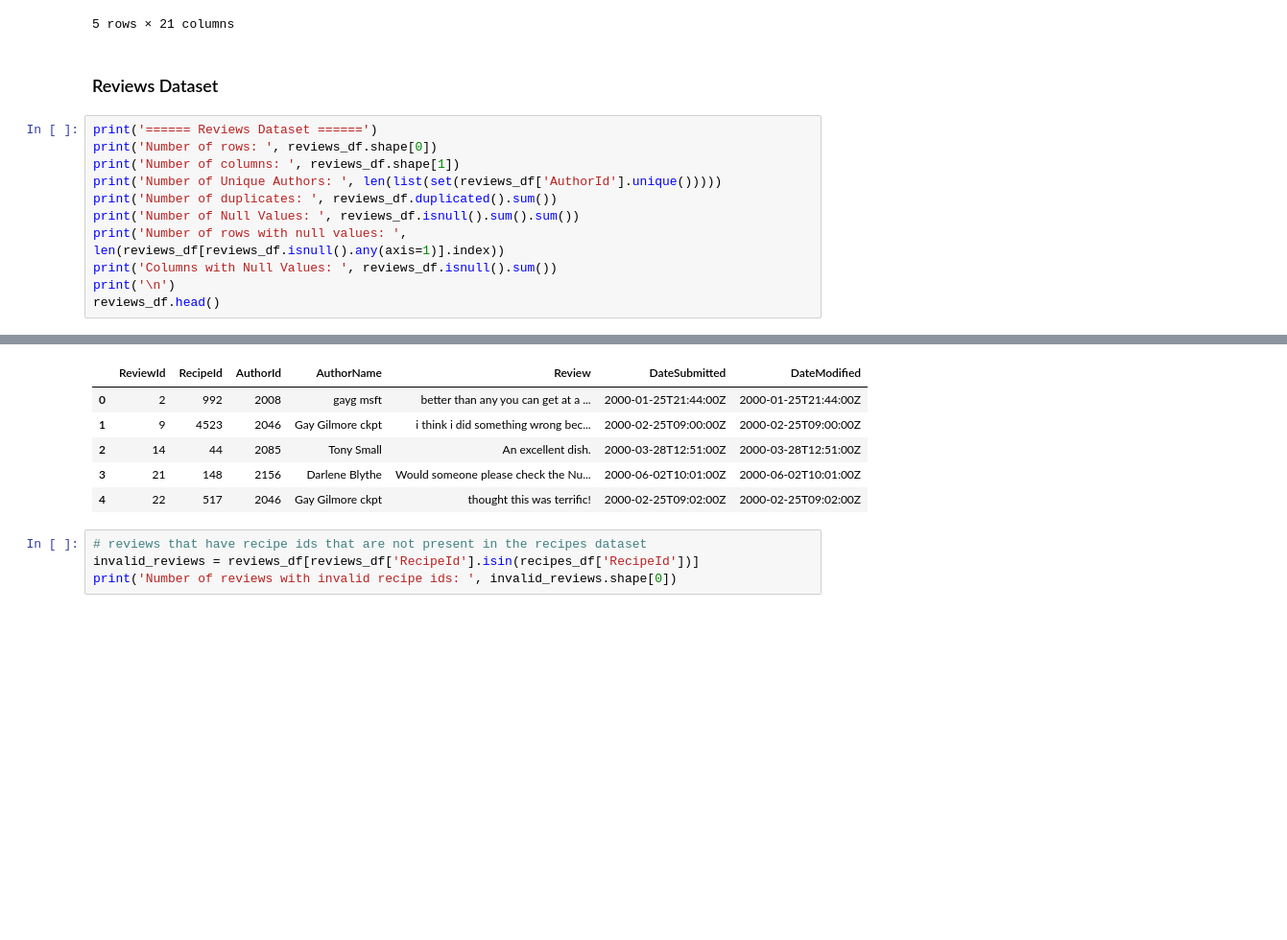
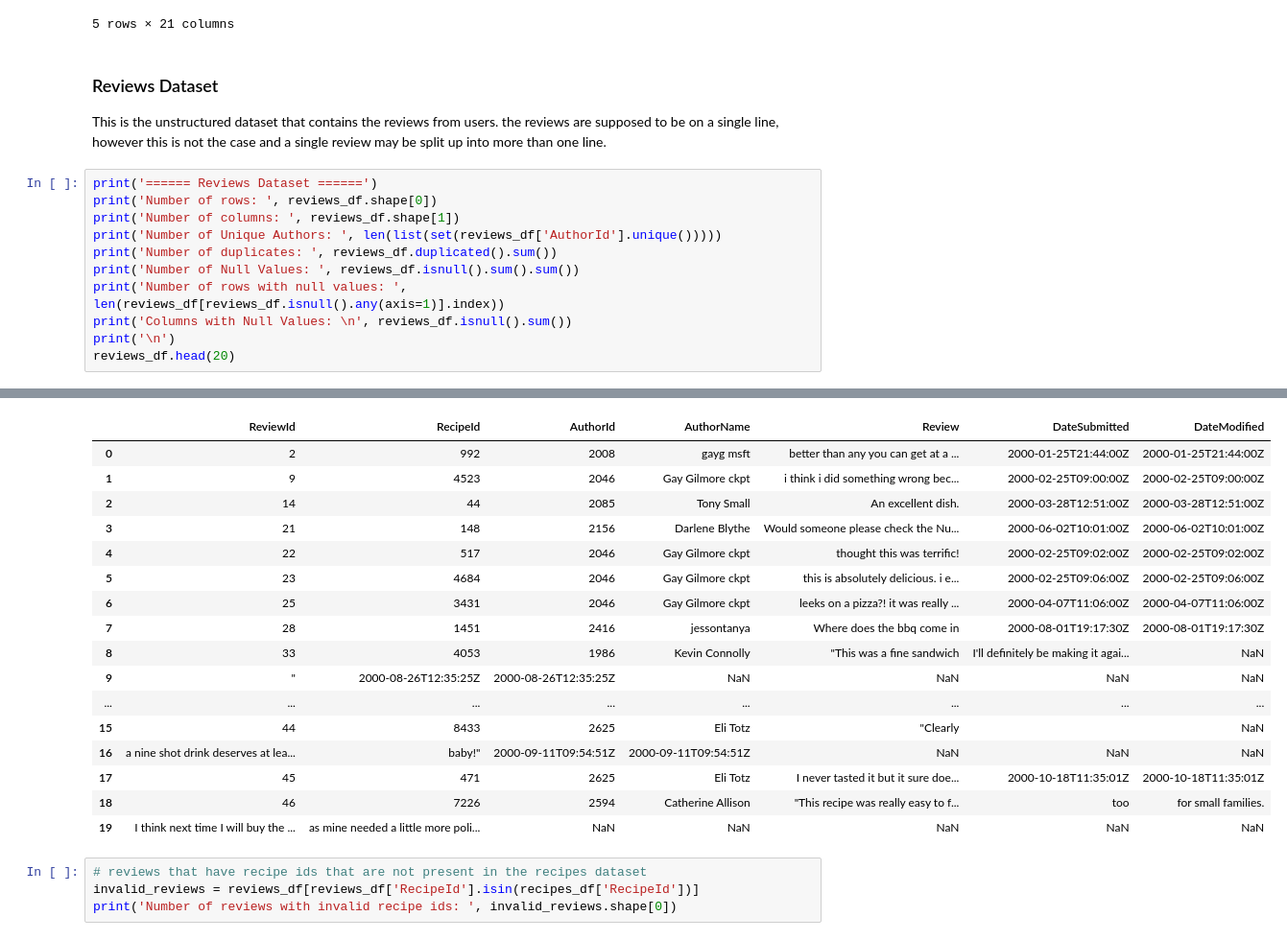
Before and after one commit to alexanderleonidas/fluffy-octo-spoon, a Jupyter notebook: exploratory_data_analysis.ipynb, the cells around one changed output, grey strips where cells are left out. Shown at 96% size. Cells and saved outputs as stored; diff of their text form; blank space fills up the shorter version.

Commit message:
Clean Reviews dataset.

```diff
--- a/exploratory_data_analysis.ipynb
+++ b/exploratory_data_analysis.ipynb
@@ -133,6 +133,7 @@ The rows of the null values:  []
 5 rows × 21 columns
 # %% [markdown]
 ### Reviews Dataset
+This is the unstructured dataset that contains the reviews from users. the reviews are supposed to be on a single line, however this is not the case and a single review may be split up into more than one line.
 # %%
 print('====== Reviews Dataset ======')
 print('Number of rows: ', reviews_df.shape[0])
@@ -141,9 +142,9 @@ print('Number of Unique Authors: ', len(list(set(reviews_df['AuthorId'].unique()
 print('Number of duplicates: ', reviews_df.duplicated().sum())
 print('Number of Null Values: ', reviews_df.isnull().sum().sum())
 print('Number of rows with null values: ', len(reviews_df[reviews_df.isnull().any(axis=1)].index))
-print('Columns with Null Values: ', reviews_df.isnull().sum())
+print('Columns with Null Values: \n', reviews_df.isnull().sum())
 print('\n')
-reviews_df.head()
+reviews_df.head(20)
 # %% [output]
 ====== Reviews Dataset ======
 Number of rows:  317099
@@ -156,16 +158,27 @@ Columns with Null Values:  ReviewId              2
 RecipeId          17983
 AuthorId          24121
 AuthorName        60713
 Review            71159
 DateSubmitted     94054
 DateModified     105356
 dtype: int64
 |  | ReviewId | RecipeId | AuthorId | AuthorName | Review | DateSubmitted | DateModified |
 | 0 | 2 | 992 | 2008 | gayg msft | better than any you can get at a ... | 2000-01-25T21:44:00Z | 2000-01-25T21:44:00Z |
 | 1 | 9 | 4523 | 2046 | Gay Gilmore ckpt | i think i did something wrong bec... | 2000-02-25T09:00:00Z | 2000-02-25T09:00:00Z |
 | 2 | 14 | 44 | 2085 | Tony Small | An excellent dish. | 2000-03-28T12:51:00Z | 2000-03-28T12:51:00Z |
 | 3 | 21 | 148 | 2156 | Darlene Blythe | Would someone please check the Nu... | 2000-06-02T10:01:00Z | 2000-06-02T10:01:00Z |
 | 4 | 22 | 517 | 2046 | Gay Gilmore ckpt | thought this was terrific! | 2000-02-25T09:02:00Z | 2000-02-25T09:02:00Z |
+| 5 | 23 | 4684 | 2046 | Gay Gilmore ckpt | this is absolutely delicious. i e... | 2000-02-25T09:06:00Z | 2000-02-25T09:06:00Z |
+| 6 | 25 | 3431 | 2046 | Gay Gilmore ckpt | leeks on a pizza?! it was really ... | 2000-04-07T11:06:00Z | 2000-04-07T11:06:00Z |
+| 7 | 28 | 1451 | 2416 | jessontanya | Where does the bbq come in | 2000-08-01T19:17:30Z | 2000-08-01T19:17:30Z |
+| 8 | 33 | 4053 | 1986 | Kevin Connolly | "This was a fine sandwich | I'll definitely be making it agai... | NaN |
+| 9 | " | 2000-08-26T12:35:25Z | 2000-08-26T12:35:25Z | NaN | NaN | NaN | NaN |
+| ... | ... | ... | ... | ... | ... | ... | ... |
+| 15 | 44 | 8433 | 2625 | Eli Totz | "Clearly |  | NaN |
+| 16 | a nine shot drink deserves at lea... | baby!" | 2000-09-11T09:54:51Z | 2000-09-11T09:54:51Z | NaN | NaN | NaN |
+| 17 | 45 | 471 | 2625 | Eli Totz | I never tasted it but it sure doe... | 2000-10-18T11:35:01Z | 2000-10-18T11:35:01Z |
+| 18 | 46 | 7226 | 2594 | Catherine Allison | "This recipe was really easy to f... | too | for small families. |
+| 19 | I think next time I will buy the ... | as mine needed a little more poli... | NaN | NaN | NaN | NaN | NaN |
 # %%
 # reviews that have recipe ids that are not present in the recipes dataset
 invalid_reviews = reviews_df[reviews_df['RecipeId'].isin(recipes_df['RecipeId'])]
```
Also changed, not shown: parts of 6 cells of this notebook, 1 other file.
